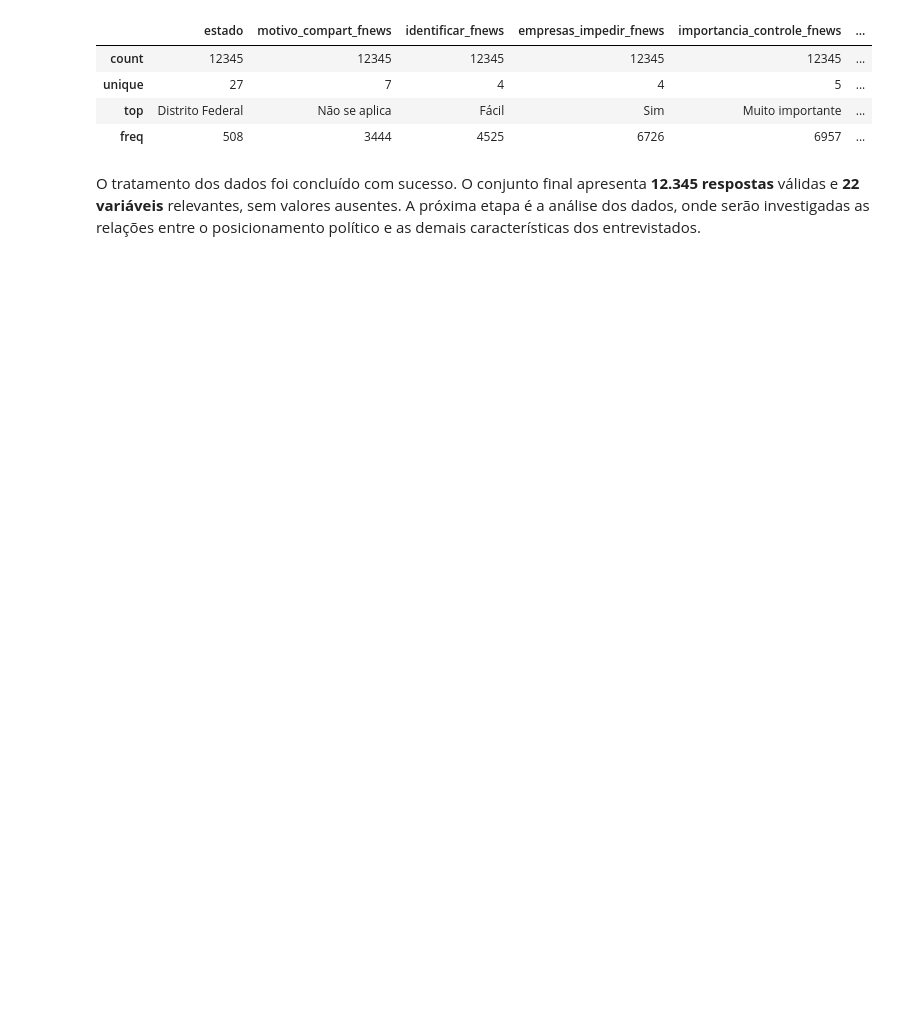
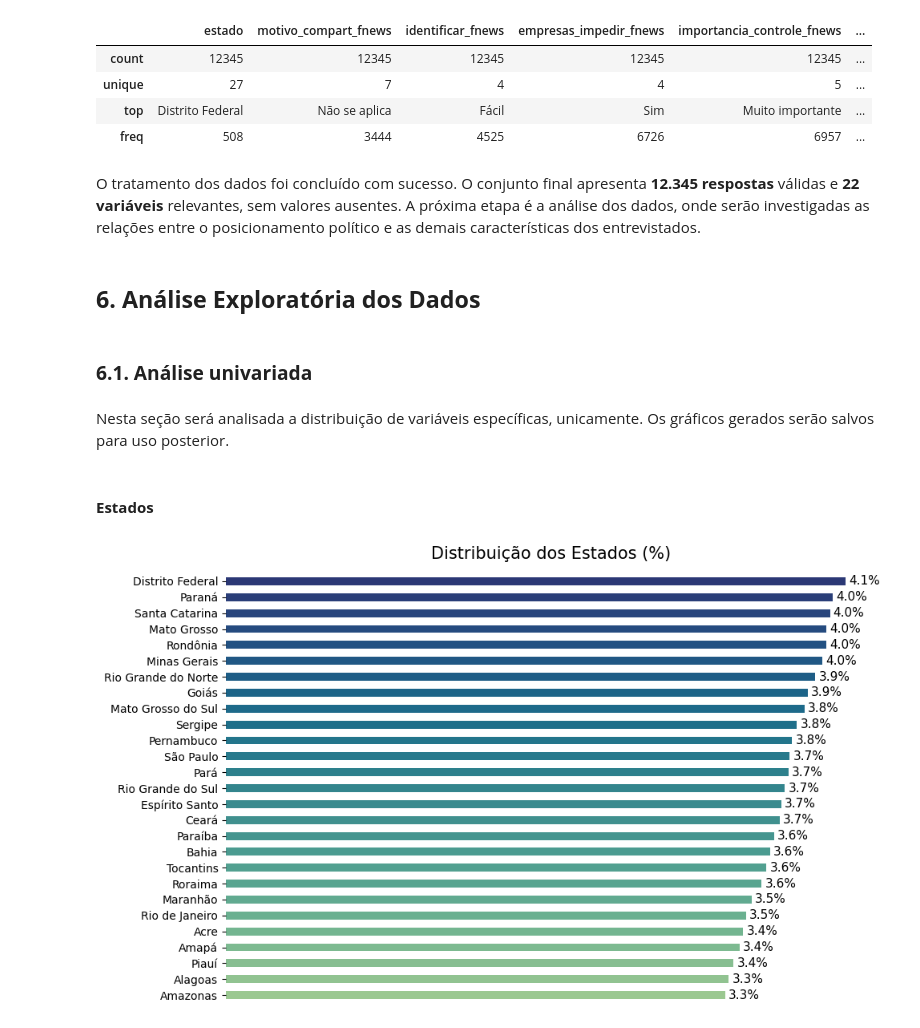
Before and after one commit to h-Soares/ds-espectro-politico-brasil, a Jupyter notebook: project.ipynb, the cells around one changed output. Saved outputs shown, nothing was run; the diff lists cells and outputs as text; code cells hidden in the pictures; blank space fills up the shorter version.

Commit message:
análise univariada de variáveis específicas

```diff
--- a/project.ipynb
+++ b/project.ipynb
@@ -354,5 +354,43 @@ df.describe()
 | unique | 27 | 7 | 4 | 4 | 5 | ... |
 | top | Distrito Federal | Não se aplica | Fácil | Sim | Muito importante | ... |
 | freq | 508 | 3444 | 4525 | 6726 | 6957 | ... |
+# %%
+# Para remover o contéudo entre parênteses e espaços extras na coluna 'renda_familiar' e deixar um espaço após o símbolo de R$
+df['renda_familiar'] = df['renda_familiar'].str.replace(r'\s*\(.*?\)', '', regex=True).str.strip()
+df['renda_familiar'] = df['renda_familiar'].str.replace(r'R\$(\d)', r'R$ \1', regex=True).str.strip()
 # %% [markdown]
 O tratamento dos dados foi concluído com sucesso. O conjunto final apresenta **12.345 respostas** válidas e **22 variáveis** relevantes, sem valores ausentes. A próxima etapa é a análise dos dados, onde serão investigadas as relações entre o posicionamento político e as demais características dos entrevistados.
+# %% [markdown]
+## **6. Análise Exploratória dos Dados**
+# %% [markdown]
+### **6.1. Análise univariada**
+# %% [markdown]
+Nesta seção será analisada a distribuição de variáveis específicas, unicamente. Os gráficos gerados serão salvos para uso posterior.
+# %% [markdown]
+#### **Estados**
+# %%
+# calcular gráfico com porcentagens e degradê de cores
+ax = df['estado'].value_counts(normalize=True).mul(100).sort_values(ascending=True).plot(kind='barh', figsize=(10,6), color=sns.color_palette("crest", n_colors=len(df['estado'].unique())))
+
+# rótulos de porcentagem perto das barras
+for container in ax.containers:
+    ax.bar_label(container,fmt='%.1f%%', label_type='edge', fontsize=11, padding=3)
+
+# remove eixo x
+ax.get_xaxis().set_visible(False)
+# título e rótulos
+ax.set_title('Distribuição dos Estados (%)', fontsize=15, pad=13)
+ax.set_ylabel("")
+
+# remover bordas
+ax.spines['top'].set_visible(False)
+ax.spines['right'].set_visible(False)
+ax.spines['left'].set_visible(False)
+ax.spines['bottom'].set_visible(False)
+
+# salva e plota o gráfico
+plt.tight_layout()
+plt.savefig(r'images\estados.png')
+plt.show()
+# %% [output]
+[figure, added]
```
Also changed, not shown: parts of 25 cells of this notebook, 9 other files.
